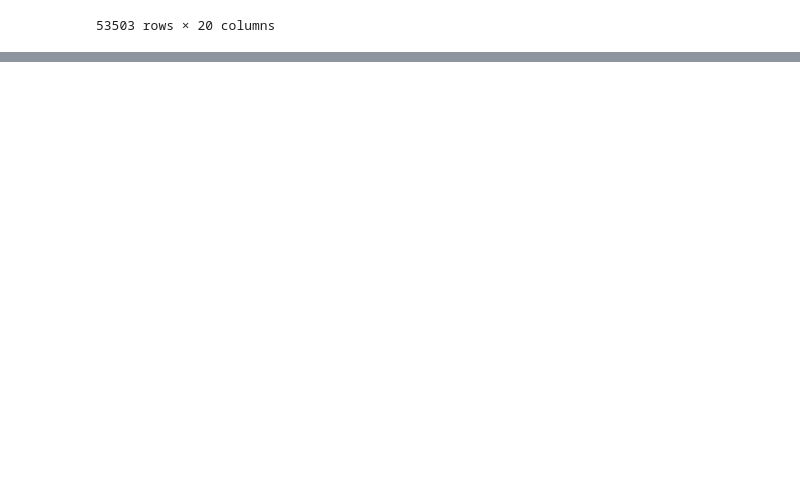
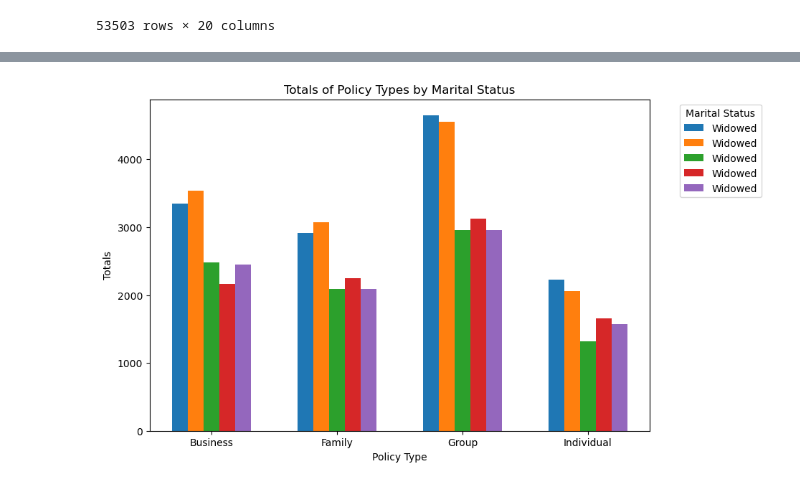
Before and after one commit to cecestreet/UCB-Project-One, a Jupyter notebook: Customer Segmentation Data Analysis.ipynb, the cells around one changed output, grey strips where cells are left out. Drawn from its saved outputs; the diff is of its cells as text; code cells hidden in the pictures; blank space fills up the shorter version.

Commit message:
added in marital status v policy type

```diff
--- a/Customer Segmentation Data Analysis.ipynb
+++ b/Customer Segmentation Data Analysis.ipynb
@@ -27,0 +51,31 @@ cs_df
+# %%
+import matplotlib.pyplot as plt
+
+marital_status = ["Divorced", "Married", "Separated", "Single", "Widowed"]
+policy_types = ["Business", "Family", "Group", "Individual"]
+
+totals = [
+    [3352, 2918, 4651, 2230],
+    [3536, 3071, 4558, 2054],
+    [2482, 2095, 2962, 1322],
+    [2166, 2251, 3122, 1656],
+    [2450, 2089, 2962, 1576]
+]
+
+
+fig, ax = plt.subplots(figsize=(9, 6))
+
+for i, (mstatus, data) in enumerate(zip(marital_status, totals)):
+    x = range(len(data))
+    ax.bar([pos + i * bar_width for pos in x], data, width = bar_width, label=status)
+
+ax.set_xticks([pos + width / 2 for pos in range(len(policy_types))])
+ax.set_xticklabels(policy_types)
+ax.set_xlabel('Policy Type')
+ax.set_ylabel('Totals')
+ax.set_title('Totals of Policy Types by Marital Status')
+ax.legend(title='Marital Status', bbox_to_anchor=(1.05, 1), loc='upper left')
+
+plt.show()
+# %% [output]
+[figure, added]
```
Also changed, not shown: parts of 3 cells of this notebook.
